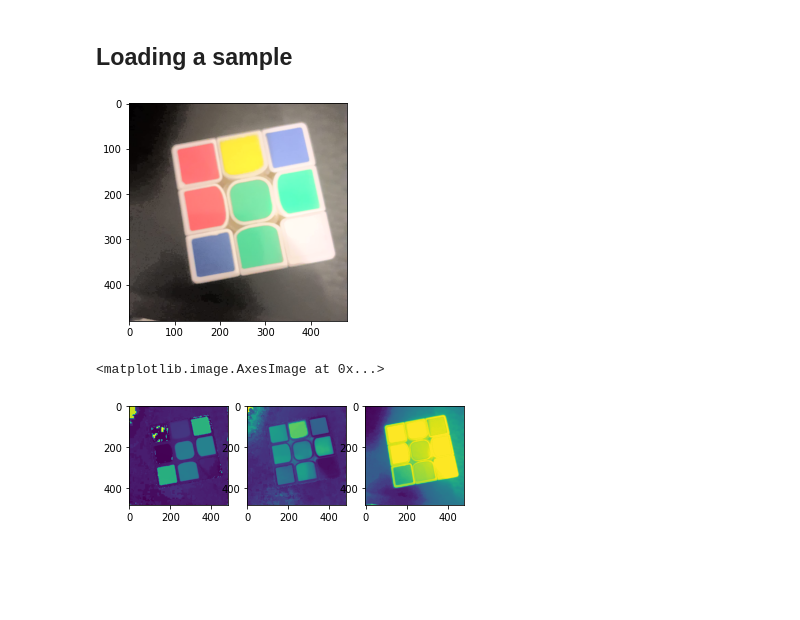
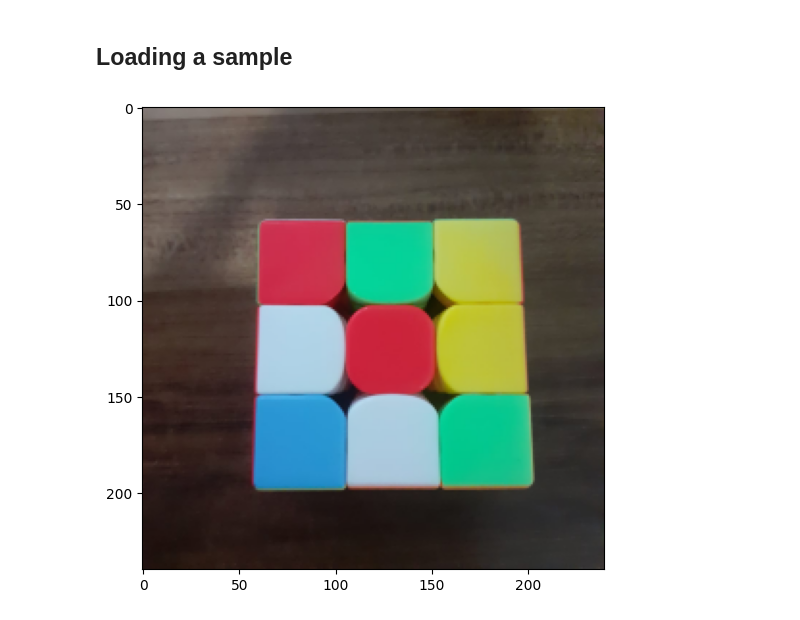
Before and after one commit to rubenjr0/umacv_2324_final_project, a Jupyter notebook: notebook.ipynb, the cells around one changed output. Saved outputs shown, nothing was run; the diff lists cells and outputs as text; code cells hidden in the pictures; blank space fills up the shorter version.

```diff
--- a/notebook.ipynb
+++ b/notebook.ipynb
@@ -11,44 +11,19 @@ from imutils import contours
 from imutils import perspective
 from matplotlib import pyplot as plt
 
-plt.rcParams["figure.figsize"] = (12, 12)
+plt.rcParams["figure.figsize"] = (6, 6)
 # %% [markdown]
 ## Loading a sample
 # %%
-def load_image(path: pathlib.Path, verbose: bool = False) -> np.ndarray:
+def load_image(path: pathlib.Path, eq: bool = False, verbose: bool = False) -> np.ndarray:
     img = cv2.imread(path)
-    # resize
-    img = imutils.resize(img, width=480)
-    img = cv2.cvtColor(img, cv2.COLOR_BGR2YCrCb)
-    y = img[:, :, 0]
-    cr = img[:, :, 1]
-    cb = img[:, :, 2]
-    y = cv2.equalizeHist(y)
-    img = cv2.merge((y, cr, cb))
-    img = cv2.cvtColor(img, cv2.COLOR_YCrCb2RGB)
+    img = imutils.resize(img, width=240)
+    if eq:
+        img = cv2.cvtColor(img, cv2.COLOR_BGR2YCrCb)
+        img[:, :, 0] = cv2.equalizeHist(img[:, :, 0])
+        img = cv2.cvtColor(img, cv2.COLOR_YCrCb2BGR)
+    img = cv2.cvtColor(img, cv2.COLOR_BGR2RGB)
     if verbose:
         plt.figure()
         plt.imshow(img)
     return img
-# %%
-rgb_sample = load_image("data/1.png", verbose=True)
-sample = cv2.cvtColor(rgb_sample, cv2.COLOR_RGB2HSV)
-
-h = sample[:, :, 0]
-s = sample[:, :, 1]
-v = sample[:, :, 2]
-# %% [output]
-[figure, removed]
-# %%
-plt.figure()
-plt.subplot(1, 3, 1)
-plt.imshow(h)
-
-plt.subplot(1, 3, 2)
-plt.imshow(s)
-
-plt.subplot(1, 3, 3)
-plt.imshow(v)
-# %% [output]
-<matplotlib.image.AxesImage at 0x...>
-[figure, removed]
@@ -85,0 +30,4 @@ def find_cube(hsv_img):
+# %%
+sample = load_image("data/6.png", eq=False, verbose=True)
+# %% [output]
+[figure, added]
```
Also changed, not shown: parts of 23 cells of this notebook, 2 other files.
